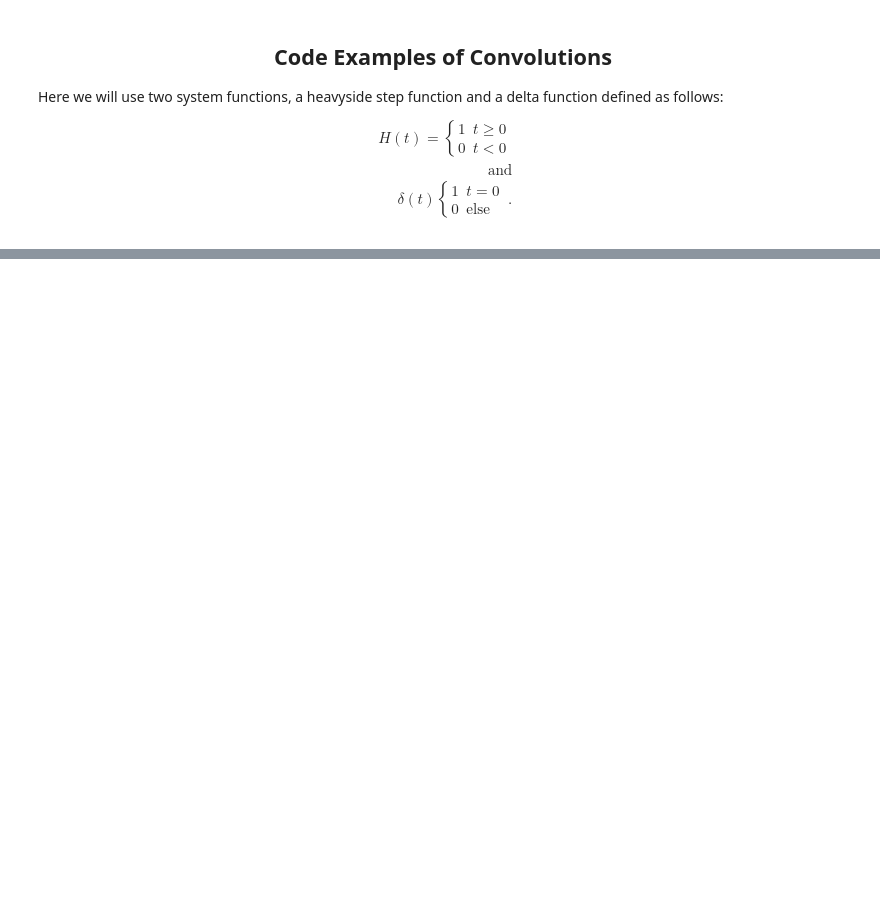
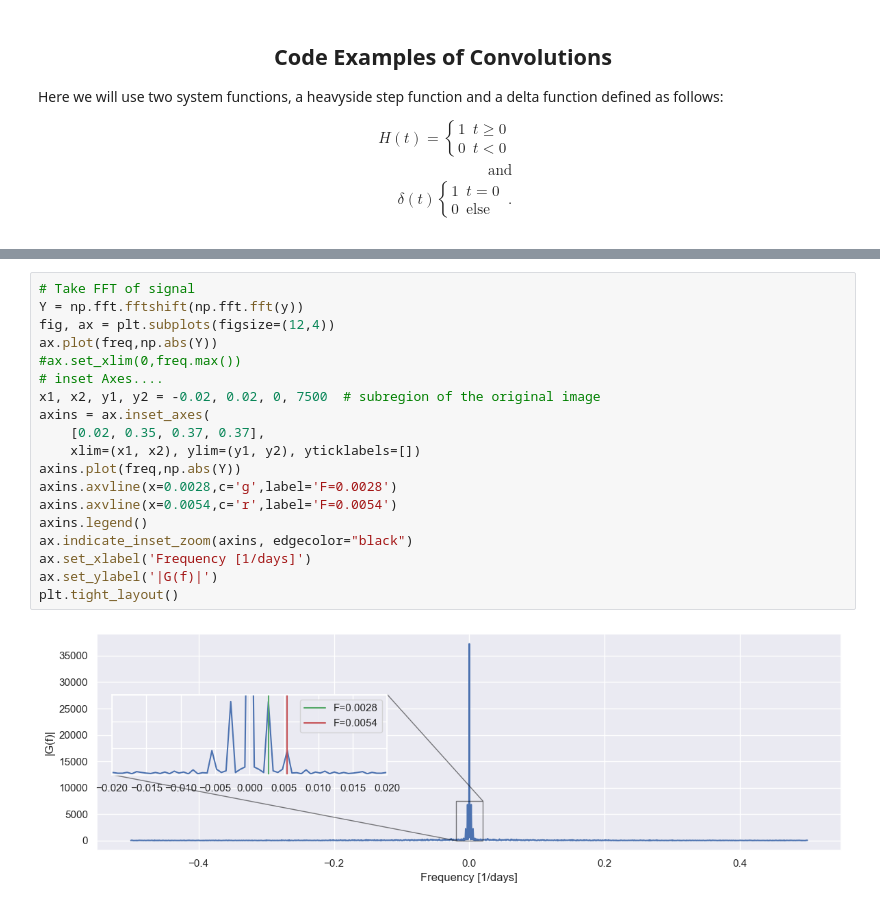
Before and after one commit to 159Patrick159/Medium, a Jupyter notebook: Convolutions/1DIntro.ipynb, the cells around one changed output, grey strips where cells are left out. Drawn from its saved outputs; the diff is of its cells as text; blank space fills up the shorter version.

```diff
--- a/Convolutions/1DIntro.ipynb
+++ b/Convolutions/1DIntro.ipynb
@@ -148,0 +245,21 @@ plt.tight_layout()
+# %%
+# Take FFT of signal
+Y = np.fft.fftshift(np.fft.fft(y))
+fig, ax = plt.subplots(figsize=(12,4))
+ax.plot(freq,np.abs(Y))
+#ax.set_xlim(0,freq.max())
+# inset Axes....
+x1, x2, y1, y2 = -0.02, 0.02, 0, 7500  # subregion of the original image
+axins = ax.inset_axes(
+    [0.02, 0.35, 0.37, 0.37],
+    xlim=(x1, x2), ylim=(y1, y2), yticklabels=[])
+axins.plot(freq,np.abs(Y))
+axins.axvline(x=0.0028,c='g',label='F=0.0028')
+axins.axvline(x=0.0054,c='r',label='F=0.0054')
+axins.legend()
+ax.indicate_inset_zoom(axins, edgecolor="black")
+ax.set_xlabel('Frequency [1/days]')
+ax.set_ylabel('|G(f)|')
+plt.tight_layout()
+# %% [output]
+[figure, added]
```
Also changed, not shown: parts of 10 cells of this notebook, 1 other file.
